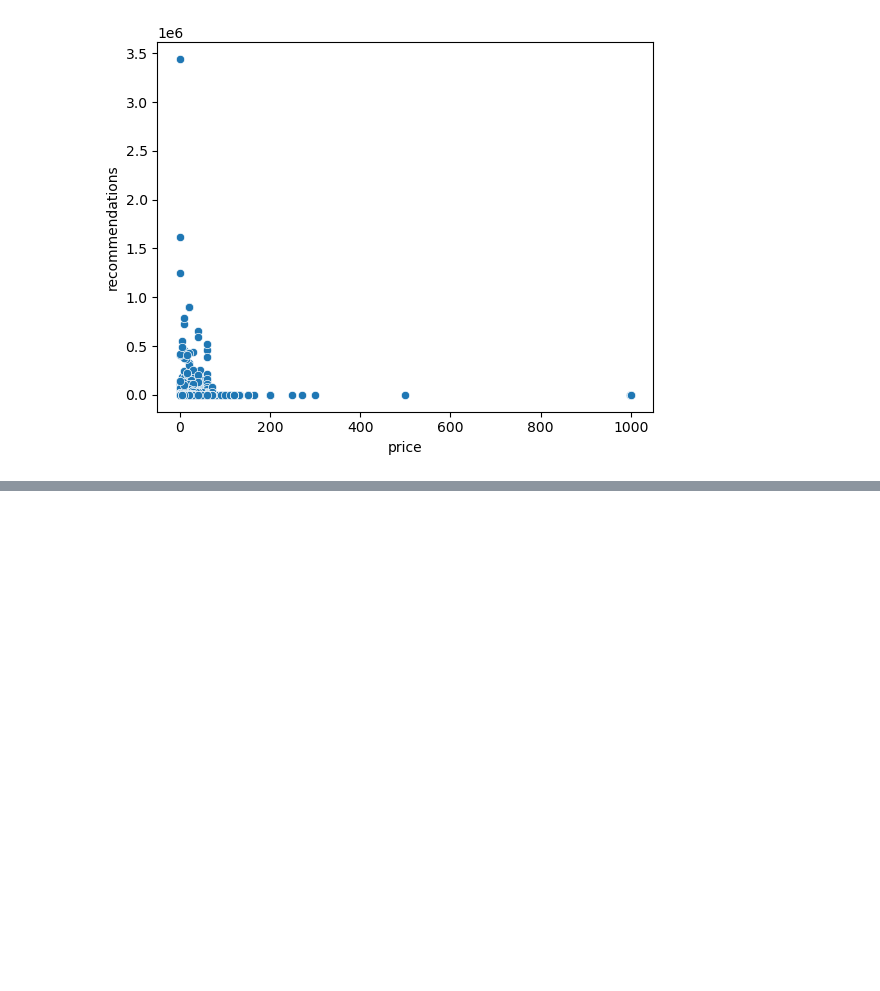
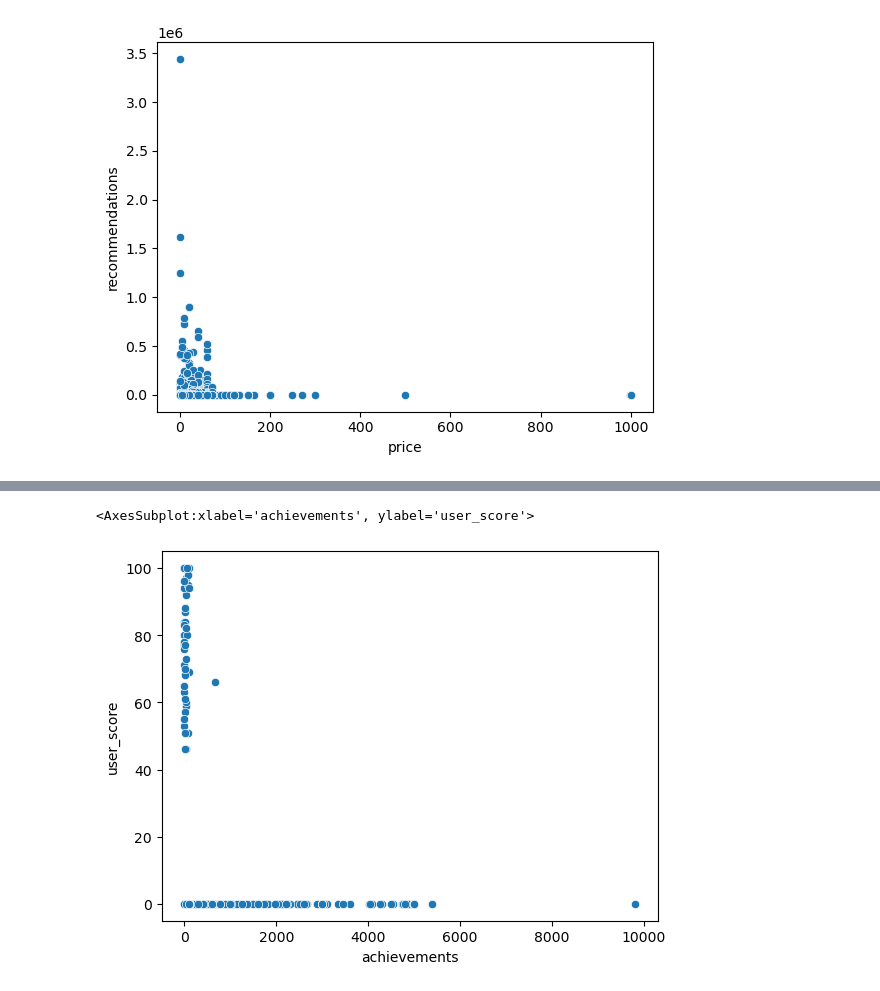
Before and after one commit to Google-Stein/CCIC-Artificial-Intelligence, a Jupyter notebook: Semester 1/Steam/Steam Games.ipynb, the cells around one changed output, grey strips where cells are left out. Saved outputs shown, nothing was run; the diff lists cells and outputs as text; code cells hidden in the pictures; blank space fills up the shorter version.

```diff
--- a/Semester 1/Steam/Steam Games.ipynb
+++ b/Semester 1/Steam/Steam Games.ipynb
@@ -140,0 +195,5 @@ def scatter(data, x, y, outliers):
+# %%
+sns.scatterplot(data=data, x='achievements', y='user_score')
+# %% [output]
+<AxesSubplot:xlabel='achievements', ylabel='user_score'>
+[figure, added]
```
Also changed, not shown: parts of 8 cells of this notebook, 3 other files.
